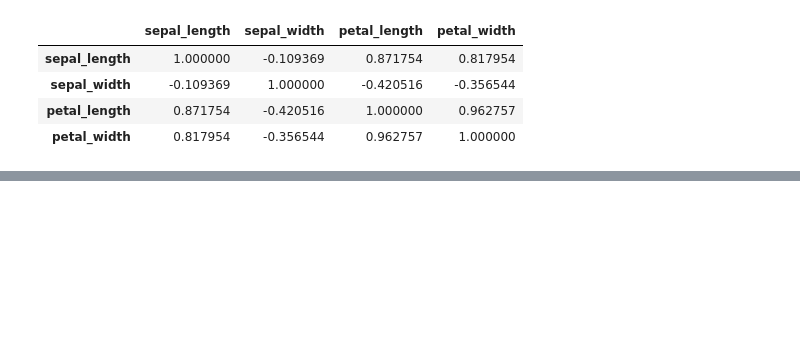
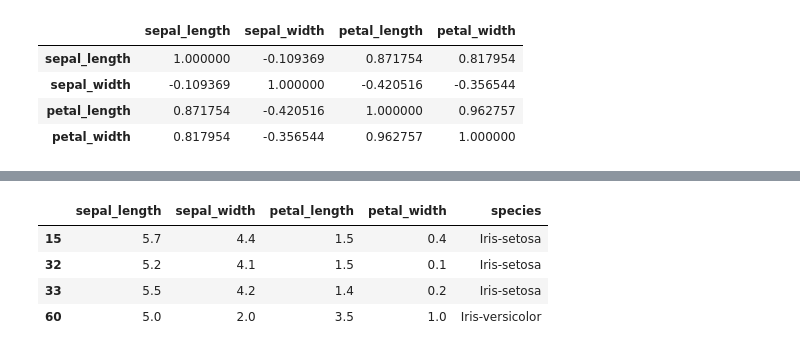
Before and after one commit to al-renaldy073/Pendata, a Jupyter notebook: _sources/Data Understanding.ipynb, the cells around one changed output, grey strips where cells are left out. Saved outputs shown, nothing was run; the diff lists cells and outputs as text; code cells hidden in the pictures; blank space fills up the shorter version.

```diff
--- a/_sources/Data Understanding.ipynb
+++ b/_sources/Data Understanding.ipynb
@@ -406,11 +551,5 @@ Contoh interpretasi:
 Kode berikut digunakan untuk menghitung statistik deskriptif pada dataset IRIS, yang bertujuan untuk memberikan gambaran umum mengenai karakteristik data, seperti jumlah data, rata-rata, nilai minimum, maksimum, kuartil, standar deviasi, variansi, skewness, dan modus.
 # %%
-import pandas as pd
-from scipy import stats
-
-df = pd.read_csv("IRIS.csv")
-
-# Ambil hanya kolom numerik (tanpa species)
 df_numeric = df.select_dtypes(include=['int64','float64'])
 
 for col in df_numeric.columns:
@@ -423,10 +562,8 @@ for col in df_numeric.columns:
     print("Q3               :", df[col].quantile(0.75))
     print("Nilai Maximum    :", df[col].max())
     print("Kemencengan      :", round(df[col].skew(), 6))
-
-    mode = stats.mode(df[col], keepdims=True)
-    print("Modus            :", mode.mode[0], "dengan jumlah", mode.count[0])
-
+    mode = df[col].mode()
+    print("Modus            :", mode.iloc[0] if not mode.empty else "Tidak ada modus")
     print("Standar Deviasi  :", round(df[col].std(), 6))
     print("Variansi         :", round(df[col].var(), 6))
     print("\n")
@@ -478,0 +656,12 @@ Secara keseluruhan, eksplorasi ini menunjukkan bahwa fitur petal merupakan indik
+# %%
+outlier_summary = []
+for col in numeric_cols:
+    Q1 = df[col].quantile(0.25)
+    Q3 = df[col].quantile(0.75)
+    IQR = Q3 - Q1
+    lower = Q1 - 1.5 * IQR
+    upper = Q3 + 1.5 * IQR
+    jumlah_outlier = df[(df[col] < lower) | (df[col] > upper)].shape[0]
+    outlier_summary.append([col, jumlah_outlier])
+outlier_table = pd.DataFrame(outlier_summary, columns=["Kolom", "Jumlah Outlier"])
+outlier_table
@@ -478,0 +691,18 @@ Secara keseluruhan, eksplorasi ini menunjukkan bahwa fitur petal merupakan indik
+# %%
+outlier_rows = pd.DataFrame()
+for col in numeric_cols:
+    Q1 = df[col].quantile(0.25)
+    Q3 = df[col].quantile(0.75)
+    IQR = Q3 - Q1
+    lower = Q1 - 1.5 * IQR
+    upper = Q3 + 1.5 * IQR
+    temp = df[(df[col] < lower) | (df[col] > upper)]
+    outlier_rows = pd.concat([outlier_rows, temp])
+outlier_rows = outlier_rows.drop_duplicates()
+outlier_rows
+# %% [output]
+|  | sepal_length | sepal_width | petal_length | petal_width | species |
+| 15 | 5.7 | 4.4 | 1.5 | 0.4 | Iris-setosa |
+| 32 | 5.2 | 4.1 | 1.5 | 0.1 | Iris-setosa |
+| 33 | 5.5 | 4.2 | 1.4 | 0.2 | Iris-setosa |
+| 60 | 5.0 | 2.0 | 3.5 | 1.0 | Iris-versicolor |
```
Also changed, not shown: parts of 33 cells of this notebook, 10 other files.
